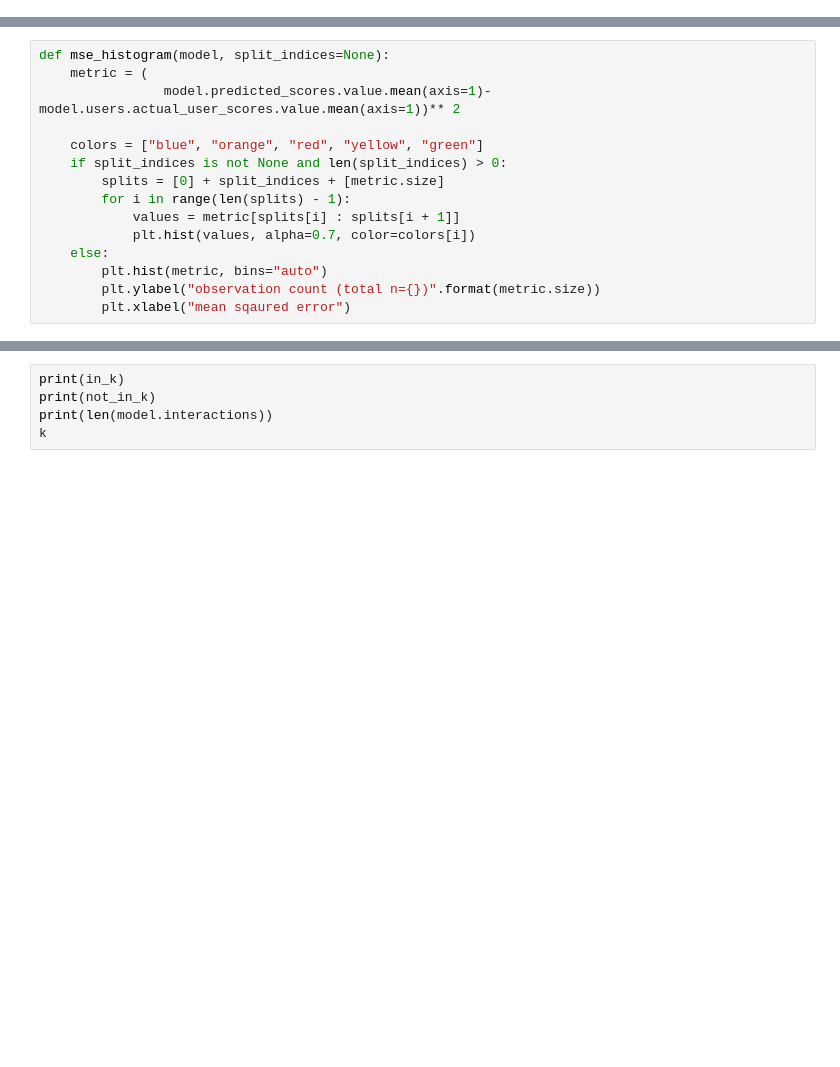
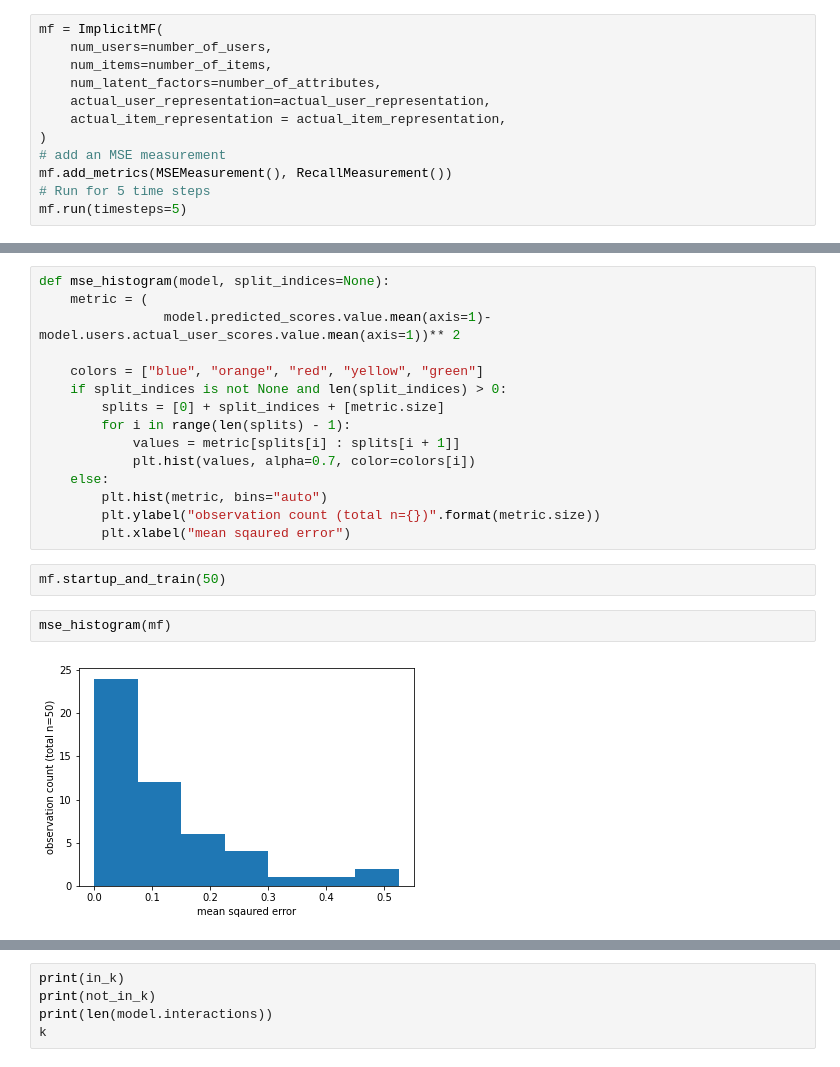
Before and after one commit to elucherini/t-recs, a Jupyter notebook: examples/diagnostics-experiments.ipynb, the cells around one changed output, grey strips where cells are left out. Cells and saved outputs as stored; diff of their text form; blank space fills up the shorter version.

```diff
--- a/examples/diagnostics-experiments.ipynb
+++ b/examples/diagnostics-experiments.ipynb
@@ -178,0 +92,12 @@ print(ideal.actual_item_attributes)
+# %%
+mf = ImplicitMF(
+    num_users=number_of_users,
+    num_items=number_of_items,
+    num_latent_factors=number_of_attributes,
+    actual_user_representation=actual_user_representation,
+    actual_item_representation = actual_item_representation,
+)
+# add an MSE measurement
+mf.add_metrics(MSEMeasurement(), RecallMeasurement())
+# Run for 5 time steps
+mf.run(timesteps=5)
@@ -245,3 +185,9 @@ def mse_histogram(model, split_indices=None):
         plt.hist(metric, bins="auto")
         plt.ylabel("observation count (total n={})".format(metric.size))
         plt.xlabel("mean sqaured error")
+# %%
+mf.startup_and_train(50)
+# %%
+mse_histogram(mf)
+# %% [output]
+[figure, added]
```
Also changed, not shown: parts of 18 cells of this notebook, 1 other file.
